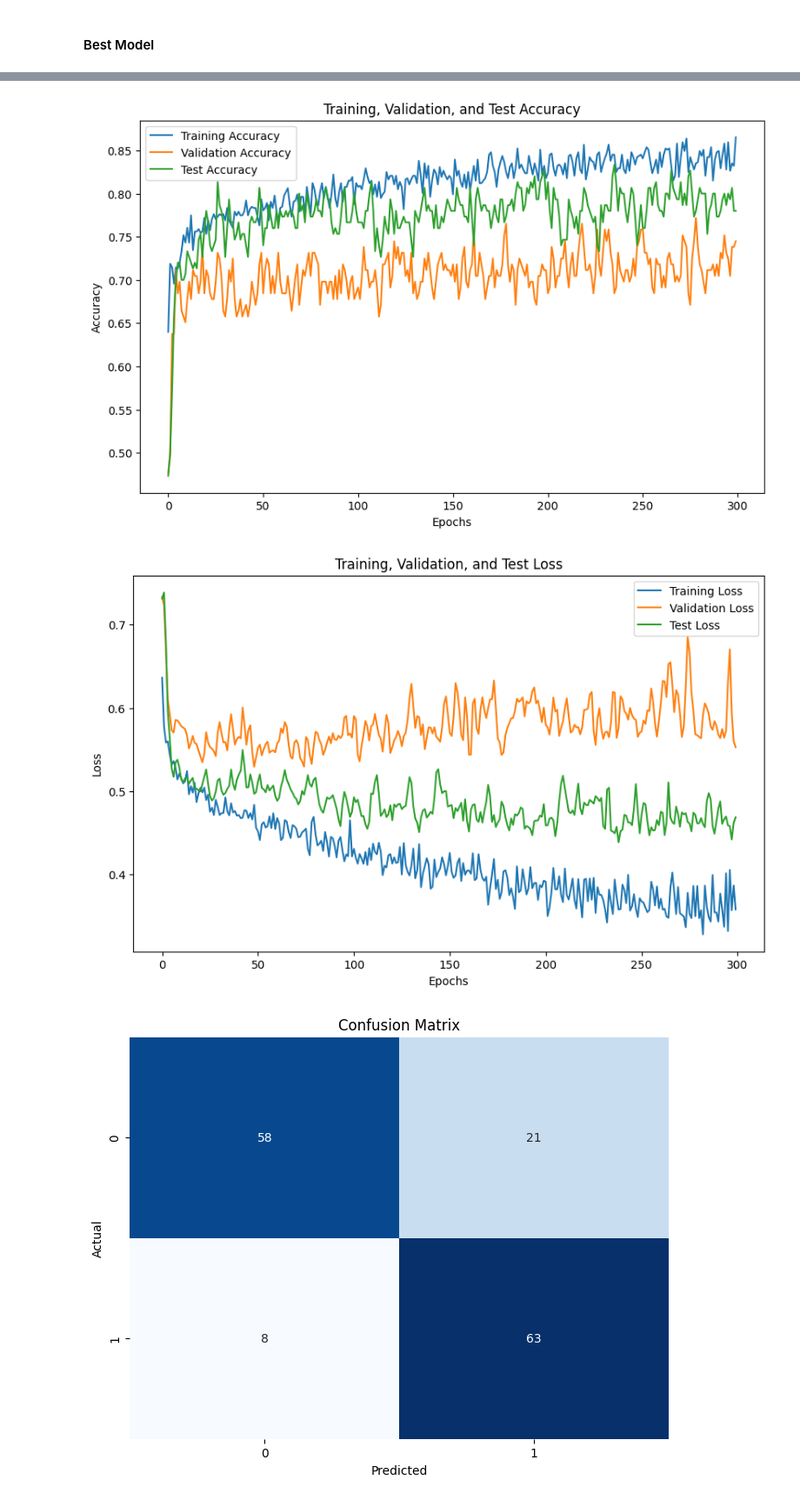
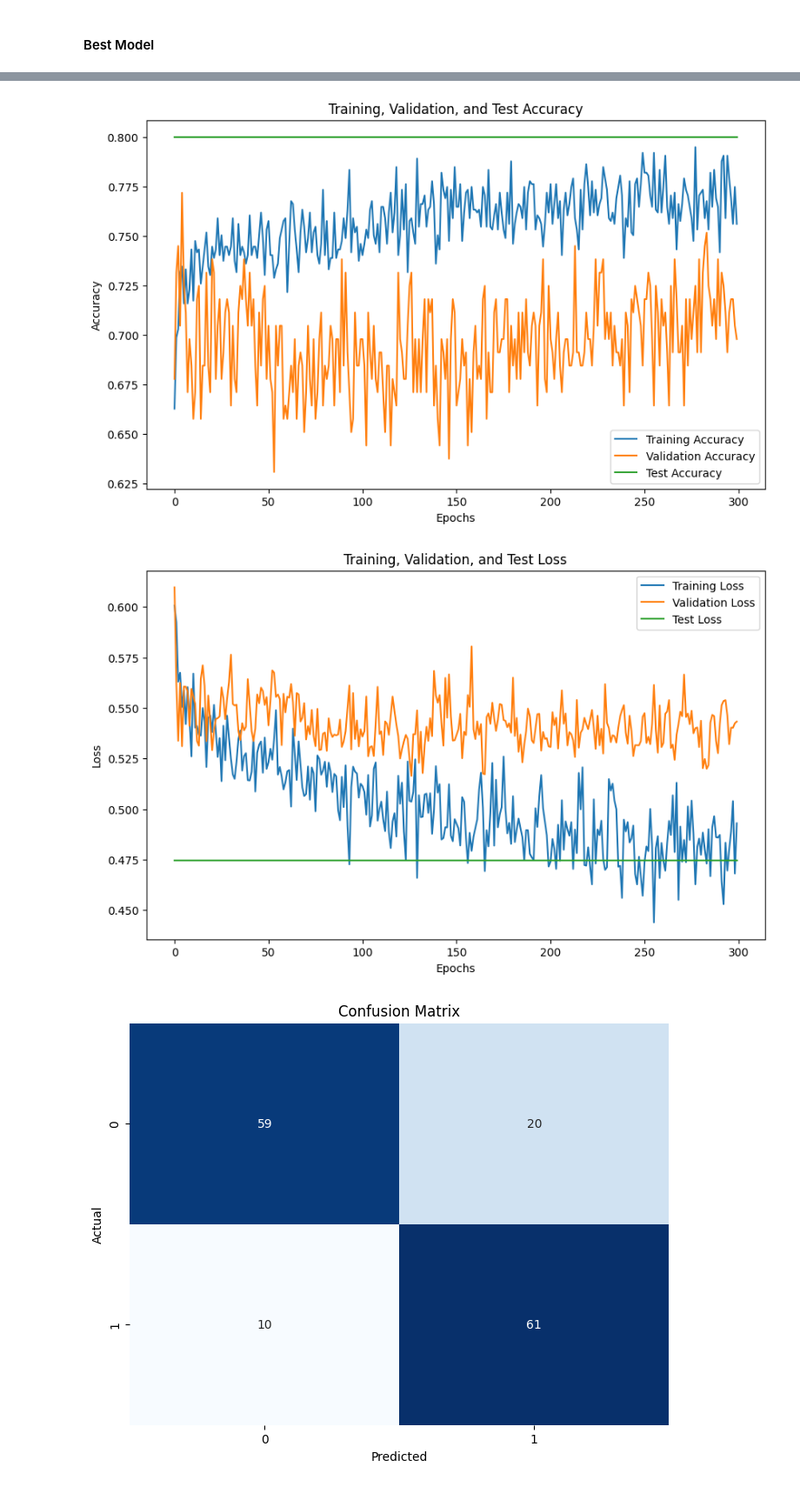
Before and after one commit to ruthvik-30/A2_ML, a Jupyter notebook: A2_part2.ipynb, the cells around one changed output, grey strips where cells are left out. Shown at 87% size. Saved outputs shown, nothing was run; the diff lists cells and outputs as text; code cells hidden in the pictures.

```diff
--- a/A2_part2.ipynb
+++ b/A2_part2.ipynb
@@ -1237,7 +1378,7 @@ loss_function = nn.BCEWithLogitsLoss()
 
 optimizer = optim.Adam(model.parameters(), lr=0.007)
 total_epochs = 300
-batch_size = 128
+batch_size = 16
 best_val_loss = float('inf')
 
 train_dataloader = DataLoader(TensorDataset(X_train_tensor, Y_train_tensor), batch_size=batch_size, shuffle=True)
@@ -1295,28 +1436,6 @@ for epoch in range(total_epochs):
     if val_loss < best_val_loss:
         best_val_loss = val_loss
         torch.save(model.state_dict(), 'best_model.pkl')
-    # Testing
-    model.eval()
-    y_true = []
-    y_pred = []
-    test_loss = 0.0
-
-    with torch.no_grad():
-        for test_inputs, test_labels in test_dataloader:
-            test_outputs = model(test_inputs)
-            loss = loss_function(test_outputs, test_labels.unsqueeze(1).float())
-            test_loss += loss.item() * test_inputs.size(0)
-            predictions = torch.round(torch.sigmoid(test_outputs))
-            y_true.extend(test_labels.tolist())
-            y_pred.extend(predictions.squeeze(1).tolist())
-
-    test_loss /= len(test_dataloader.dataset)
-    test_losses.append(test_loss)
-    test_accuracy = accuracy_score(y_true, y_pred)
-    test_accuracies_improved.append(test_accuracy)  # Store test accuracy for this epoch
-
-    if (epoch+1) % 10 == 0:
-        print(f"Epoch {epoch+1}/{total_epochs}, Test Loss: {test_loss:.4f}, Test Accuracy: {test_accuracy:.4f}")
 
 end_time_improved = time.time()
 print(f"Training completed in: {(end_time_improved - start_time_improved) / 60:.2f} minutes")
@@ -1339,7 +1458,8 @@ with torch.no_grad():
 test_loss /= len(test_dataloader.dataset)
 test_accuracy = accuracy_score(y_true, y_pred)
 print(f"Test Loss: {test_loss:.4f}, Test Accuracy: {test_accuracy:.4f}")
-
+test_losses_improved = [test_loss] * total_epochs
+test_accuracies_improved = [test_accuracy] * total_epochs
 
 y_true = torch.tensor(y_true)
 y_pred = torch.tensor(y_pred)
@@ -1393,28 +1513,28 @@ print()
 # %%
 # Accuracy graph
 plt.figure(figsize=(10, 6))
 plt.plot(range(total_epochs), train_accuracies, label='Training Accuracy')
 plt.plot(range(total_epochs), val_accuracies, label='Validation Accuracy')
 plt.plot(range(total_epochs), test_accuracies_improved, label='Test Accuracy')
 plt.xlabel('Epochs')
 plt.ylabel('Accuracy')
 plt.title('Training, Validation, and Test Accuracy')
 plt.legend()
 plt.show()
 
 # Loss graph
 plt.figure(figsize=(10, 6))
 plt.plot(range(total_epochs), train_losses, label='Training Loss')
 plt.plot(range(total_epochs), val_losses, label='Validation Loss')
-plt.plot(range(total_epochs), test_losses, label='Test Loss')
+plt.plot(range(total_epochs), test_losses_improved, label='Test Loss')
 plt.xlabel('Epochs')
 plt.ylabel('Loss')
 plt.title('Training, Validation, and Test Loss')
 plt.legend()
 plt.show()
 # %% [output]
-[figure, old version]
+[figure, new version]
-[figure, old version]
+[figure, new version]
 # %%
 # Confusion matrix
 cm = confusion_matrix(y_true, y_pred)
```
Also changed, not shown: parts of 11 cells of this notebook, 2 other files.
